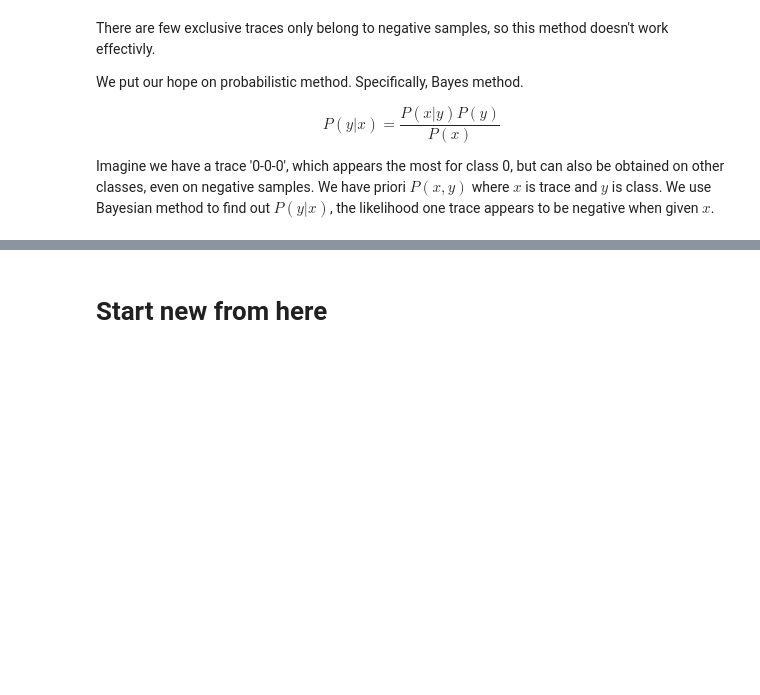
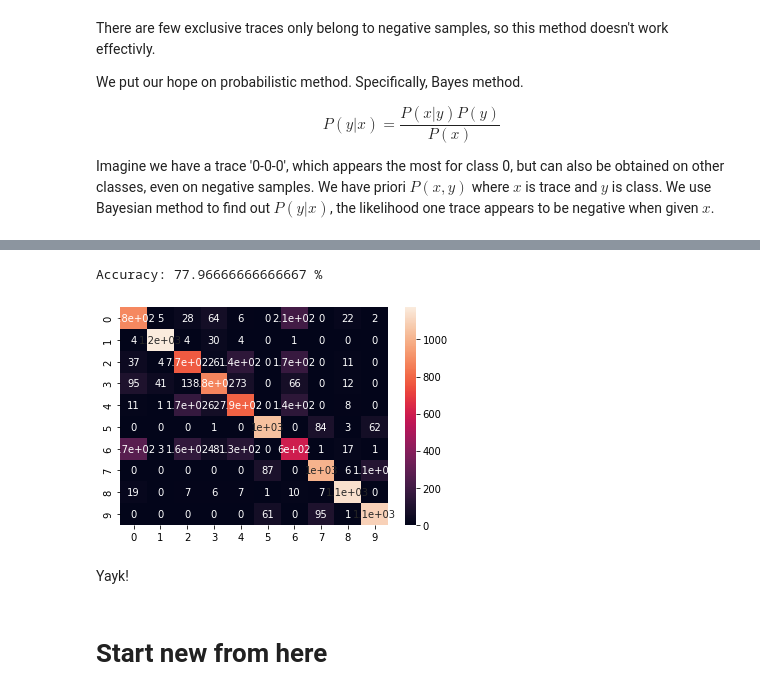
Before and after one commit to ZhenglinPan/ShallowJudge, a Jupyter notebook: src/main.ipynb, the cells around one changed output, grey strips where cells are left out. Saved outputs shown, nothing was run; the diff lists cells and outputs as text; code cells hidden in the pictures; blank space fills up the shorter version.

Commit message:
Bayes prob

```diff
--- a/src/main.ipynb
+++ b/src/main.ipynb
@@ -937,0 +1010,3 @@ drop = 0.2
+# %%
+P_yIx = P_xIy * P_y / P_x
+P_yIx
@@ -937,0 +1085,14 @@ drop = 0.2
+# %%
+def roll_dice(bayes_dict, trace):
+    dice = random.random()
+    d = bayes_dict[trace]
+
+    sum = 0
+    ret = 0
+    for key in d.keys():
+        sum += d[key]
+        if dice < sum:
+            ret = int(key)
+            break
+
+    return ret
@@ -937,0 +1101,13 @@ drop = 0.2
+# %%
+preds = []
+preds_jury = []
+for i in tqdm(range(val_x.shape[0])):
+        x = val_x[i, :].reshape(1,-1)
+        pred = predict(mlp, x)[0]
+        preds.append(pred)
+
+        trace = get_trace(x, benchmarks)
+        trace = list2str(trace)
+
+        pred_jury = roll_dice(bayes_dict, trace) if trace in bayes_dict else pred
+        preds_jury.append(pred_jury)
@@ -937,0 +1116,3 @@ drop = 0.2
+# %%
+preds_jury = np.array(preds_jury)
+preds = np.array(preds)
@@ -938,3 +1135,15 @@ drop = 0.2
+# %%
+cm = confusion_matrix(val_y.numpy(), preds_jury)
+
+plt.figure()
+sns.heatmap(cm,annot=True)
+
+print("Accuracy:",accuracy_score(val_y.numpy(),preds_jury)*100,"%")
+# %% [output]
+Accuracy: 77.96666666666667 %
+[figure, added]
+# %% [markdown]
+Yayk!
 # %% [markdown]
 # Start new from here
 # %% [markdown]
```
Also changed, not shown: parts of 23 cells of this notebook.
